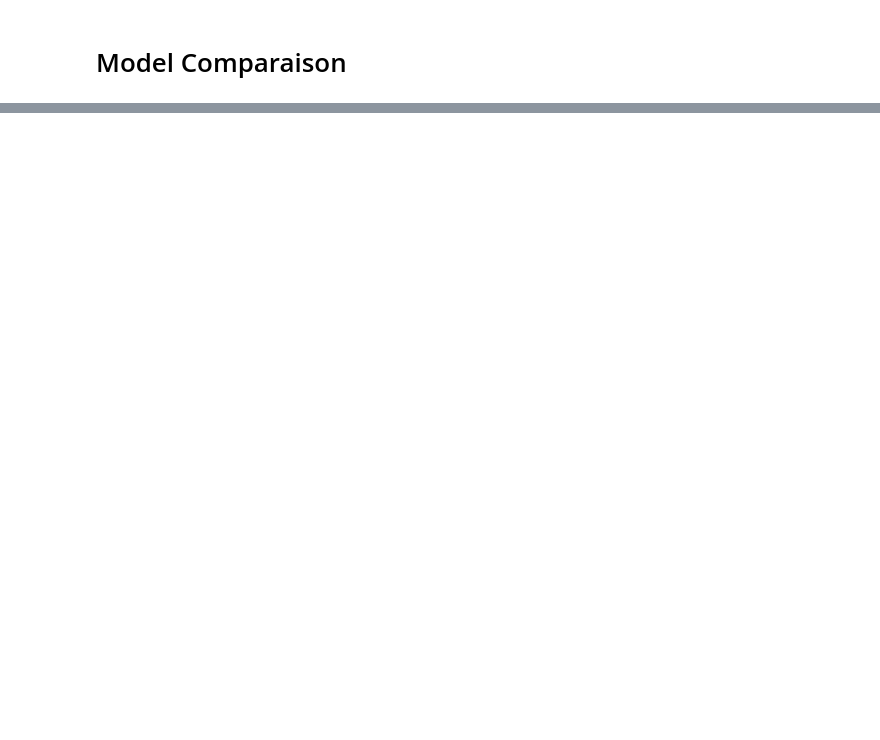
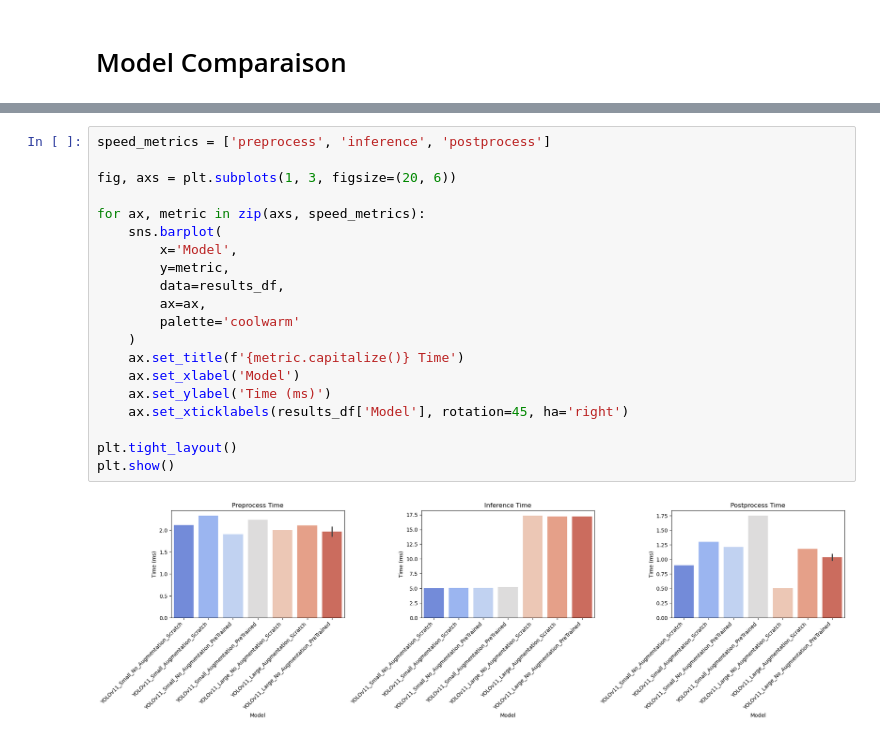
Before and after one commit to izellale/probe_detection, a Jupyter notebook: notebooks/training_yolo.ipynb, the cells around one changed output, grey strips where cells are left out. Drawn from its saved outputs; the diff is of its cells as text; blank space fills up the shorter version.

```diff
--- a/notebooks/training_yolo.ipynb
+++ b/notebooks/training_yolo.ipynb
@@ -478,0 +322,22 @@ visualiaze_prediction(model=model_v11l)
+# %%
+speed_metrics = ['preprocess', 'inference', 'postprocess']
+
+fig, axs = plt.subplots(1, 3, figsize=(20, 6))
+
+for ax, metric in zip(axs, speed_metrics):
+    sns.barplot(
+        x='Model',
+        y=metric,
+        data=results_df,
+        ax=ax,
+        palette='coolwarm'
+    )
+    ax.set_title(f'{metric.capitalize()} Time')
+    ax.set_xlabel('Model')
+    ax.set_ylabel('Time (ms)')
+    ax.set_xticklabels(results_df['Model'], rotation=45, ha='right')
+
+plt.tight_layout()
+plt.show()
+# %% [output]
+[figure, added]
```
Also changed, not shown: parts of 51 cells of this notebook.
